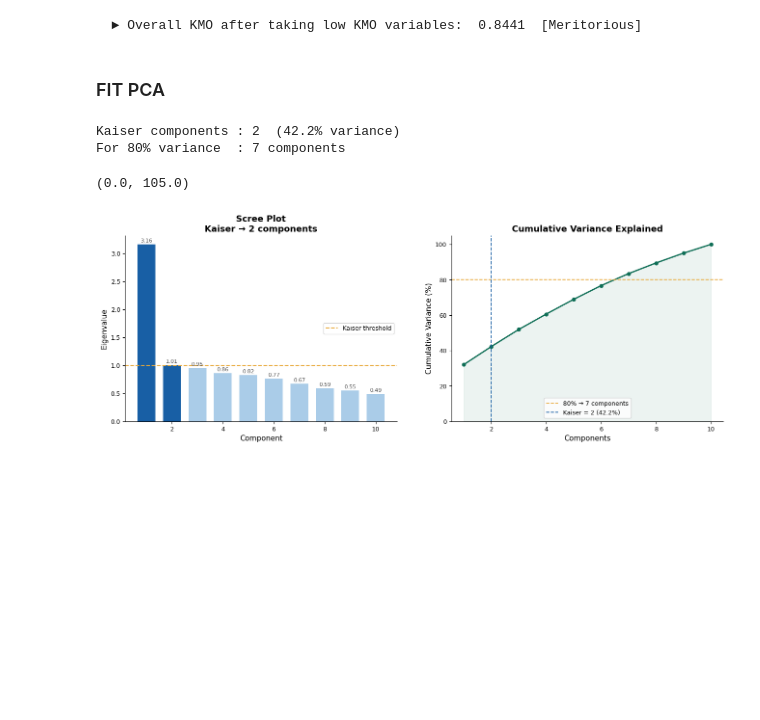
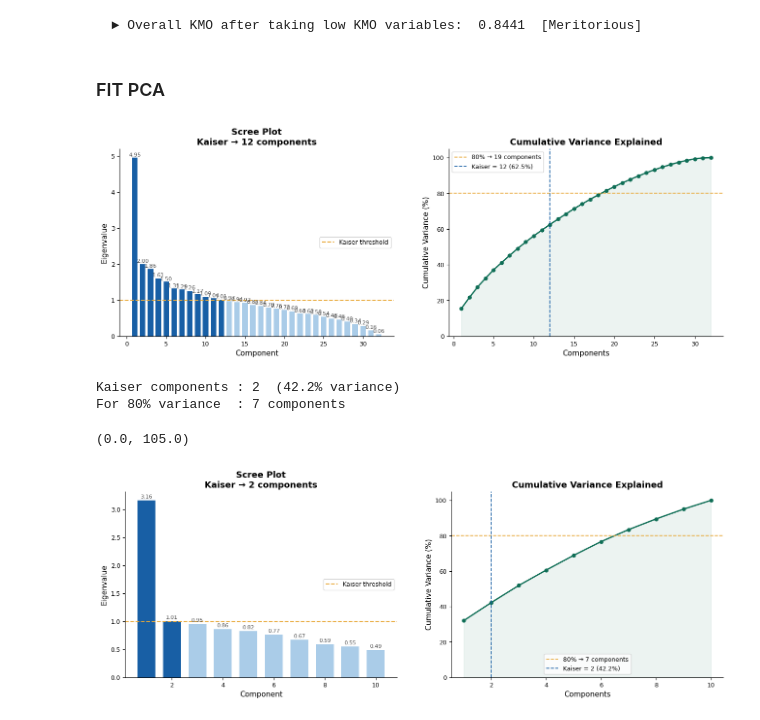
Before and after one commit to kirawei2025/bnpl-prediction, a Jupyter notebook: src/PCA/PCA.ipynb, the cells around one changed output. Drawn from its saved outputs; the diff is of its cells as text; code cells hidden in the pictures; blank space fills up the shorter version.

```diff
--- a/src/PCA/PCA.ipynb
+++ b/src/PCA/PCA.ipynb
@@ -207,6 +210,49 @@ print(f"\n  ► Overall KMO after taking low KMO variables:  {kmo_overall_high_k
   ► Overall KMO after taking low KMO variables:  0.8441  [Meritorious]
 # %% [markdown]
 ### FIT PCA
+# %%
+# fit PCA on all variables
+pca = PCA(random_state=42).fit(X_sample)
+eigenvalues = pca.explained_variance_
+ev          = pca.explained_variance_ratio_
+cumulative  = np.cumsum(ev)
+kaiser_n  = int(np.sum(eigenvalues > 1))
+n_comp_80 = int(np.argmax(cumulative >= 0.80)) + 1
+
+pca   = PCA(n_components=kaiser_n, random_state=42)
+X_pca = pca.fit_transform(X_sample)
+
+pc_cols  = [f"PC{i+1}" for i in range(kaiser_n)]
+# %%
+fig, axes = plt.subplots(1, 2, figsize=(16, 5))
+ax = axes[0]
+n = len(eigenvalues)
+ax.bar(range(1, n+1), eigenvalues,
+       color=[BLUE if e > 1 else "#AACCE8" for e in eigenvalues], width=0.7)
+ax.axhline(1.0, color="#E8A838", ls="--", lw=1.5, label="Kaiser threshold")
+ax.plot(range(1, n+1), cumulative * max(eigenvalues),   # secondary axis trick
+        color=TEAL, lw=1.5, marker="o", ms=4, ls="--", alpha=0.0)  # hidden, shown below
+ax.set_xlabel("Component"); ax.set_ylabel("Eigenvalue")
+ax.set_title(f"Scree Plot\nKaiser → {kaiser_n} components")
+ax.legend(fontsize=9)
+for i, e in enumerate(eigenvalues):
+    ax.text(i+1, e+0.04, f"{e:.2f}", ha="center", fontsize=8, color=GRAY)
+
+# ── Cumulative variance ───────────────────────────────────────
+ax2 = axes[1]
+ax2.plot(range(1, n+1), cumulative*100, color=TEAL, lw=2, marker="o", ms=5)
+ax2.fill_between(range(1, n+1), cumulative*100, alpha=0.08, color=TEAL)
+ax2.axhline(80, color="#E8A838", ls="--", lw=1.3,
+            label=f"80% → {n_comp_80} components")
+ax2.axvline(kaiser_n, color=BLUE, ls="--", lw=1.3,
+            label=f"Kaiser = {kaiser_n} ({cumulative[kaiser_n-1]*100:.1f}%)")
+ax2.set_xlabel("Components"); ax2.set_ylabel("Cumulative Variance (%)")
+ax2.set_title("Cumulative Variance Explained")
+ax2.legend(fontsize=9)
+ax2.set_ylim(0, 105)
+fig.savefig("../../img/PCA/cumulative variance explained - all variables.png", dpi=150, bbox_inches="tight")
+# %% [output]
+[figure, added]
 # %%
 pca = PCA(random_state=42).fit(X_sample_high_kmo)
 eigenvalues = pca.explained_variance_
```
Also changed, not shown: parts of 3 cells of this notebook, 5 other files.
